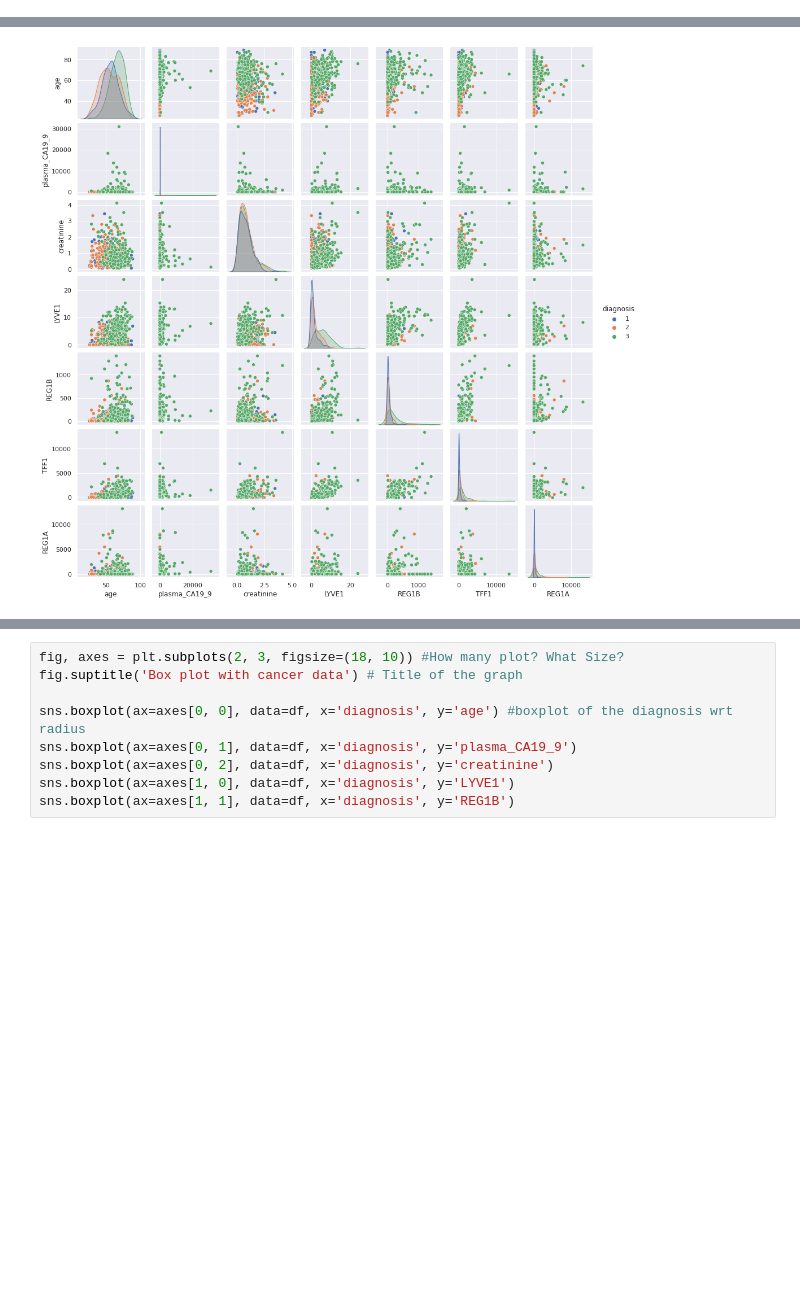
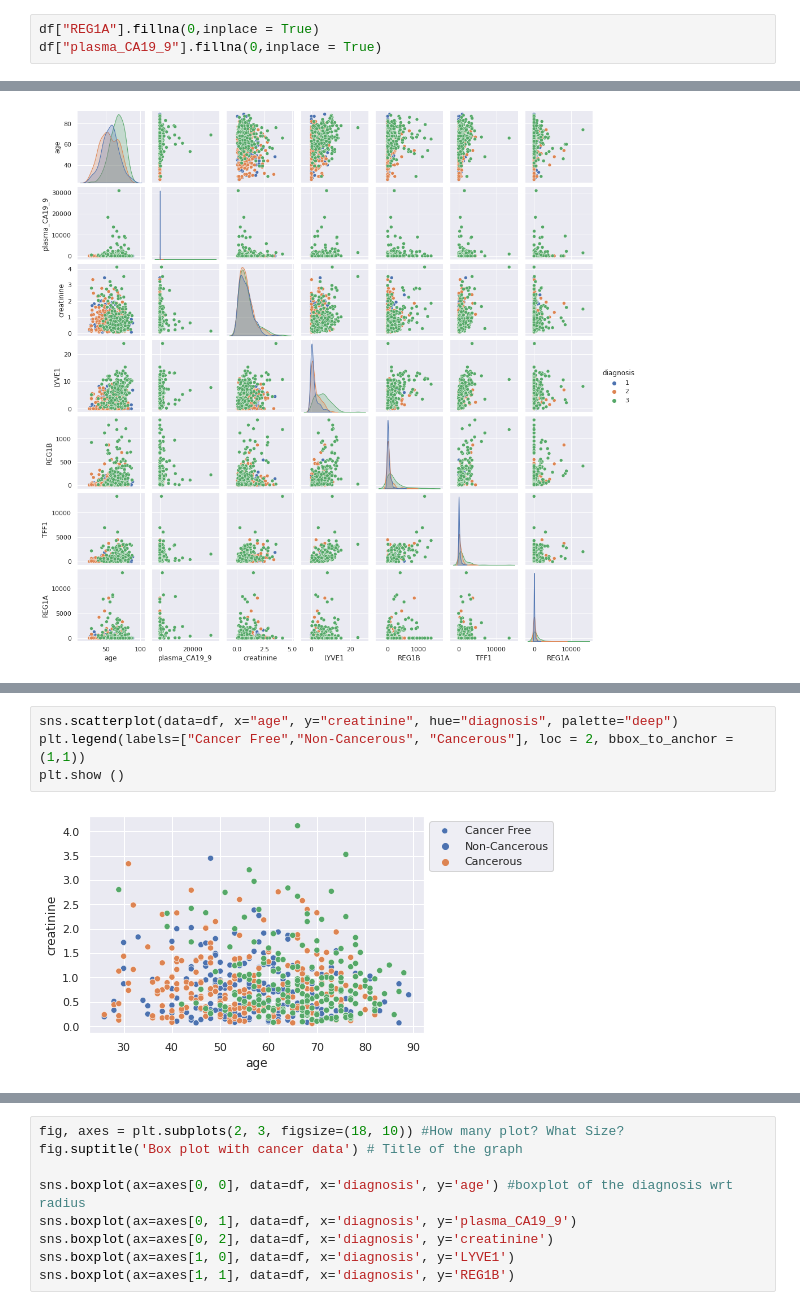
Before and after one commit to IndraniMandal/New-Revisions, a Jupyter notebook: Exploratory_analysis_Pancreatic_Cancer.ipynb, the cells around one changed output, grey strips where cells are left out. Drawn from its saved outputs; the diff is of its cells as text; blank space fills up the shorter version.

```diff
--- a/Exploratory_analysis_Pancreatic_Cancer.ipynb
+++ b/Exploratory_analysis_Pancreatic_Cancer.ipynb
@@ -67,6 +69,9 @@ REG1B            0
 TFF1             0
 REG1A            0
 dtype: int64
+# %%
+df["REG1A"].fillna(0,inplace = True)
+df["plasma_CA19_9"].fillna(0,inplace = True)
 # %% [markdown]
 # Data Exploration
 # %% [markdown]
@@ -169,0 +196,6 @@ sns.pairplot(df, hue= 'diagnosis', height=2, palette="deep")
+# %%
+sns.scatterplot(data=df, x="age", y="creatinine", hue="diagnosis", palette="deep")
+plt.legend(labels=["Cancer Free","Non-Cancerous", "Cancerous"], loc = 2, bbox_to_anchor = (1,1))
+plt.show ()
+# %% [output]
+[figure, added]
```
Also changed, not shown: parts of 14 cells of this notebook.
